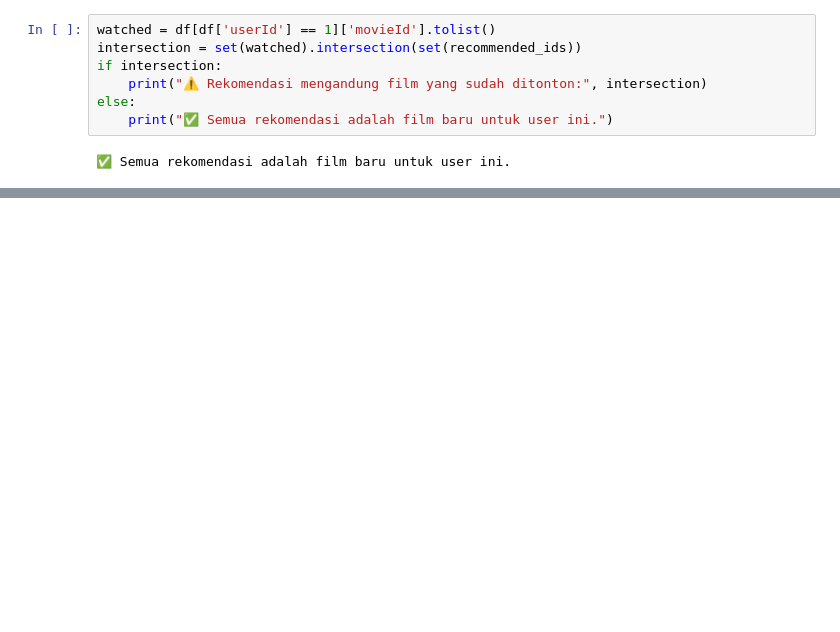
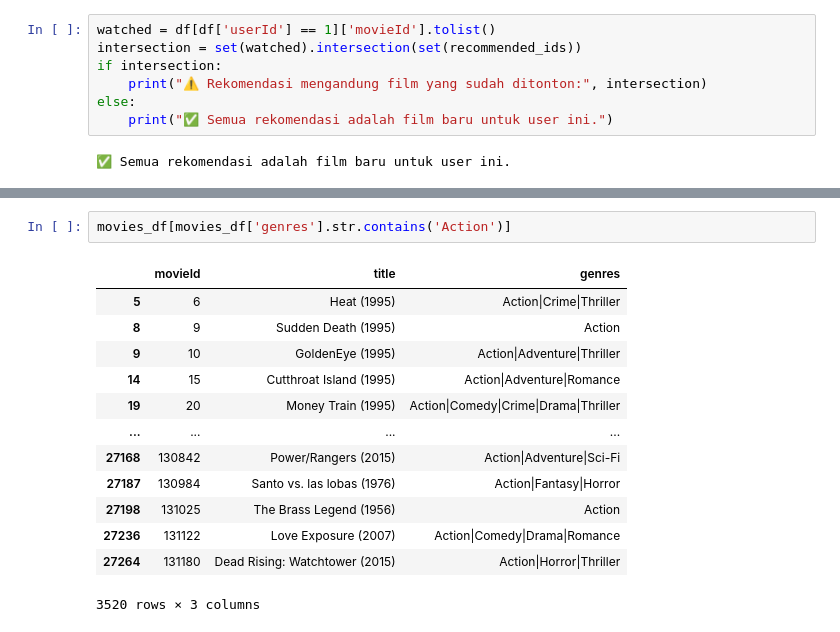
Before and after one commit to adamasyari/movie-recommender-system, a Jupyter notebook: recomender_system.ipynb, the cells around one changed output, grey strips where cells are left out. Saved outputs shown, nothing was run; the diff lists cells and outputs as text; blank space fills up the shorter version.

```diff
--- a/recomender_system.ipynb
+++ b/recomender_system.ipynb
@@ -195,0 +212,16 @@ filtered_df =
+# %%
+movies_df[movies_df['genres'].str.contains('Action')]
+# %% [output]
+|  | movieId | title | genres |
+| 5 | 6 | Heat (1995) | Action|Crime|Thriller |
+| 8 | 9 | Sudden Death (1995) | Action |
+| 9 | 10 | GoldenEye (1995) | Action|Adventure|Thriller |
+| 14 | 15 | Cutthroat Island (1995) | Action|Adventure|Romance |
+| 19 | 20 | Money Train (1995) | Action|Comedy|Crime|Drama|Thriller |
+| ... | ... | ... | ... |
+| 27168 | 130842 | Power/Rangers (2015) | Action|Adventure|Sci-Fi |
+| 27187 | 130984 | Santo vs. las lobas (1976) | Action|Fantasy|Horror |
+| 27198 | 131025 | The Brass Legend (1956) | Action |
+| 27236 | 131122 | Love Exposure (2007) | Action|Comedy|Drama|Romance |
+| 27264 | 131180 | Dead Rising: Watchtower (2015) | Action|Horror|Thriller |
+3520 rows × 3 columns
```
Also changed, not shown: parts of 16 cells of this notebook.
